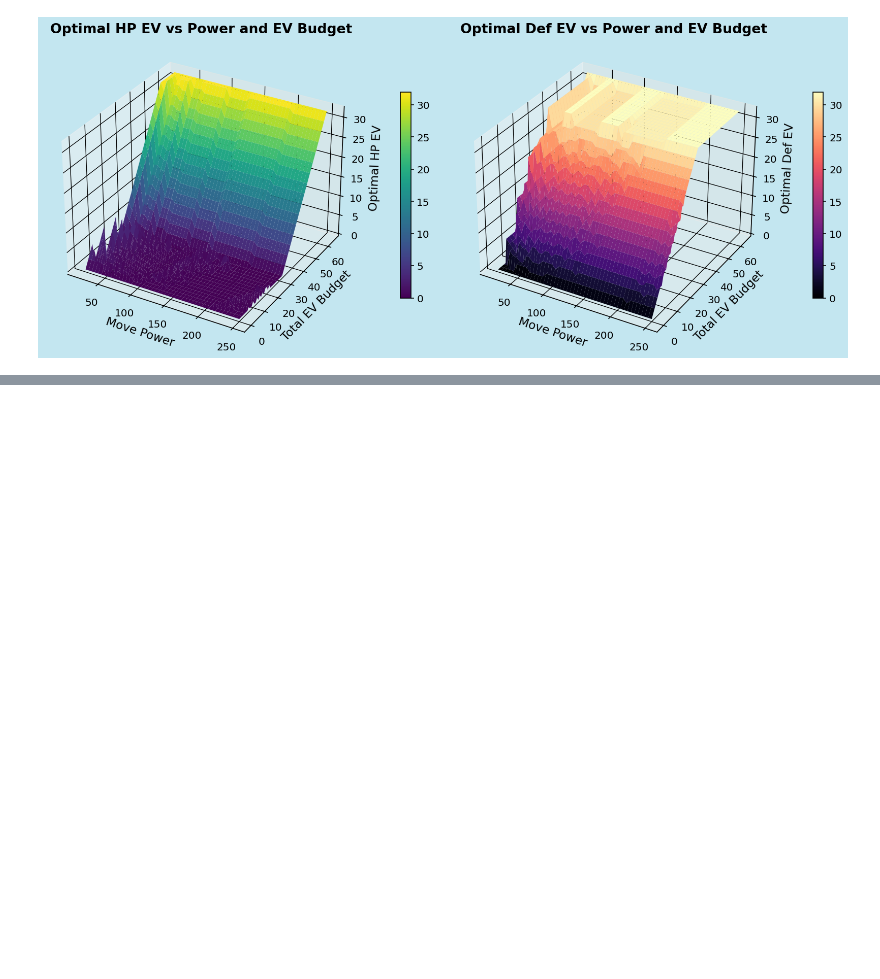
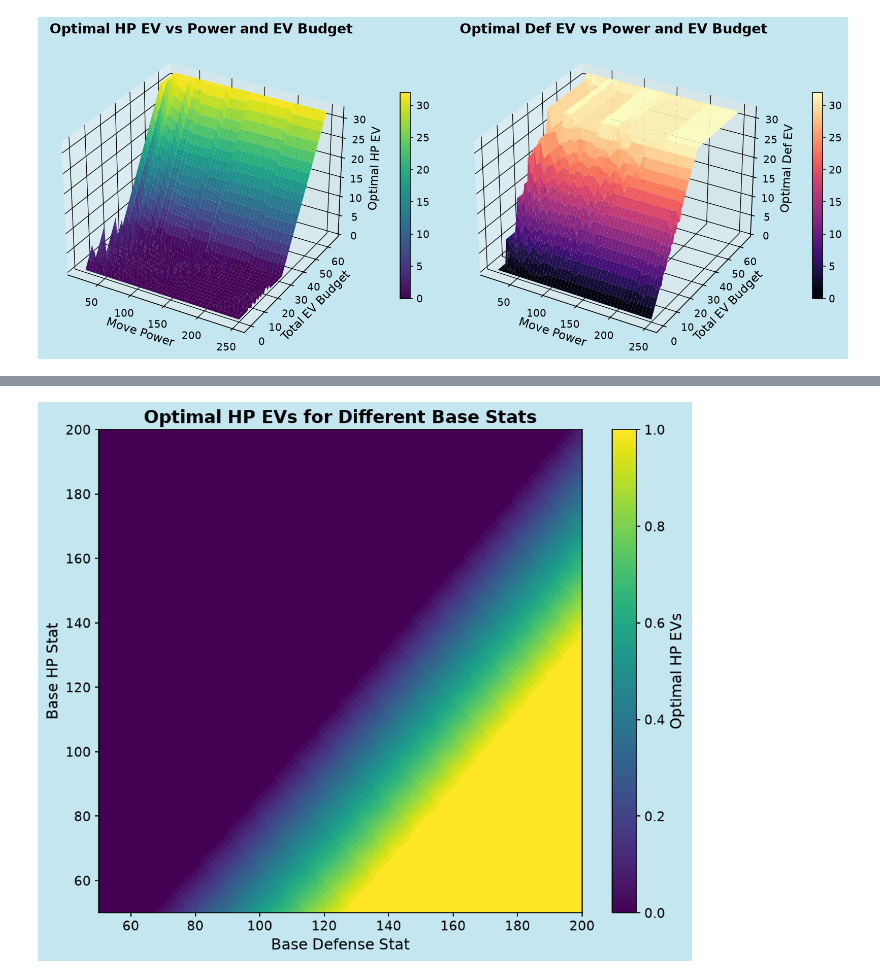
Before and after one commit to switzere/Pokemon-Stat-Optimize, a Jupyter notebook: optimize.ipynb, the cells around one changed output, grey strips where cells are left out. Cells and saved outputs as stored; diff of their text form; code cells hidden in the pictures; blank space fills up the shorter version.

```diff
--- a/optimize.ipynb
+++ b/optimize.ipynb
@@ -1275,0 +1146,22 @@ Minimum Damage Percent: 2.332361516034985
+# %%
+#through a set of hp and defense stats I want to find out which stat matters more to invest in
+
+hp_stats = range(50, 201)
+defense_stats = range(50, 201)
+
+#2d grid for hp and defense stats
+stats_grid = np.zeros((len(hp_stats), len(defense_stats)))
+
+for hp in hp_stats:
+    for defense in defense_stats:
+        results = optimize_damage_percent(
+            base_health=hp,
+            base_defense=defense,
+            total_evs=32,
+            atk = 100,
+            power = 100
+        )
+        #record distribution of evs, probably as a ratio
+        stats_grid[hp - 50, defense - 50] = results['optimal_hp_evs'] / (results['optimal_hp_evs'] + results['optimal_defense_evs'])  # ratio of HP EVs to total EVs
+
+print(stats_grid)
@@ -1275,0 +1176,12 @@ Minimum Damage Percent: 2.332361516034985
+# %%
+#create a heatmap of the stats_grid
+plt.figure(figsize=(10, 8))
+
+plt.imshow(stats_grid, cmap='viridis', origin='lower', extent=[50, 200, 50, 200])
+plt.colorbar(label='Optimal HP EVs')
+plt.xlabel('Base Defense Stat')
+plt.ylabel('Base HP Stat')
+plt.title('Optimal HP EVs for Different Base Stats')
+plt.show()
+# %% [output]
+[figure, added]
```
Also changed, not shown: parts of 28 cells of this notebook, 18 other files.
